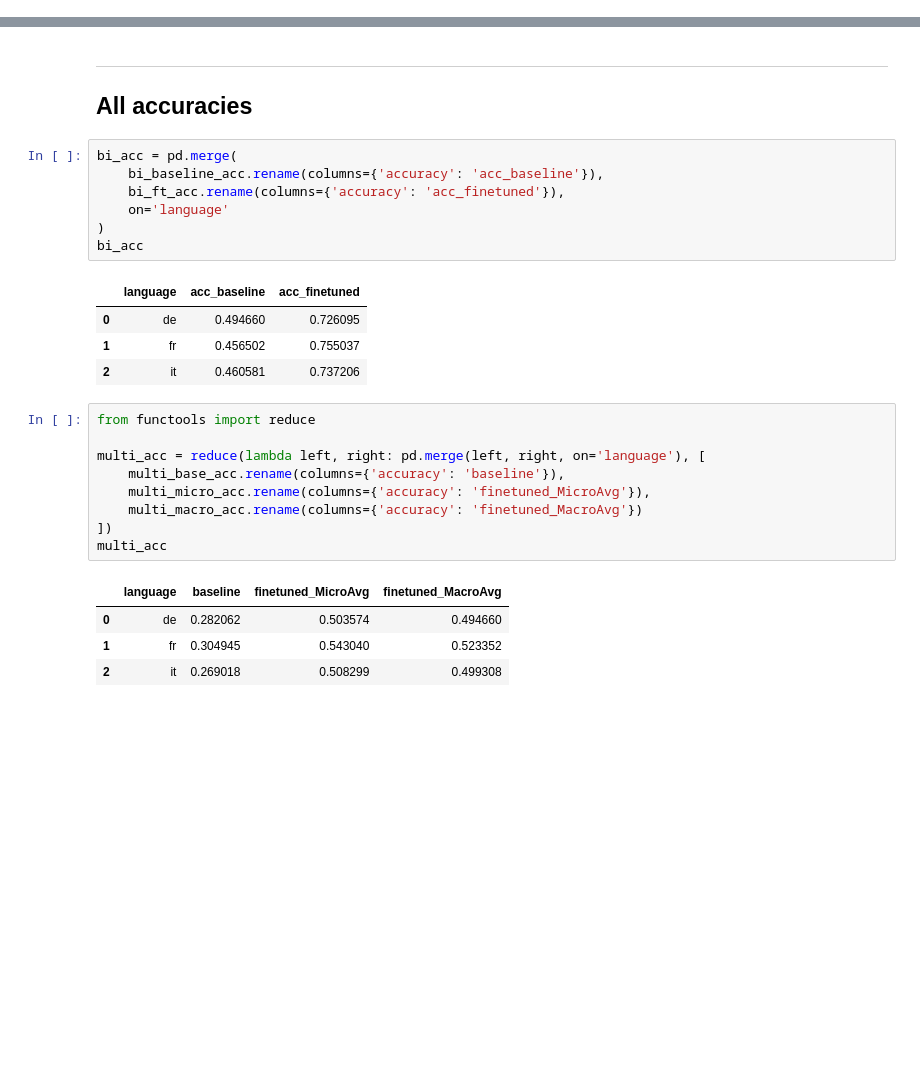
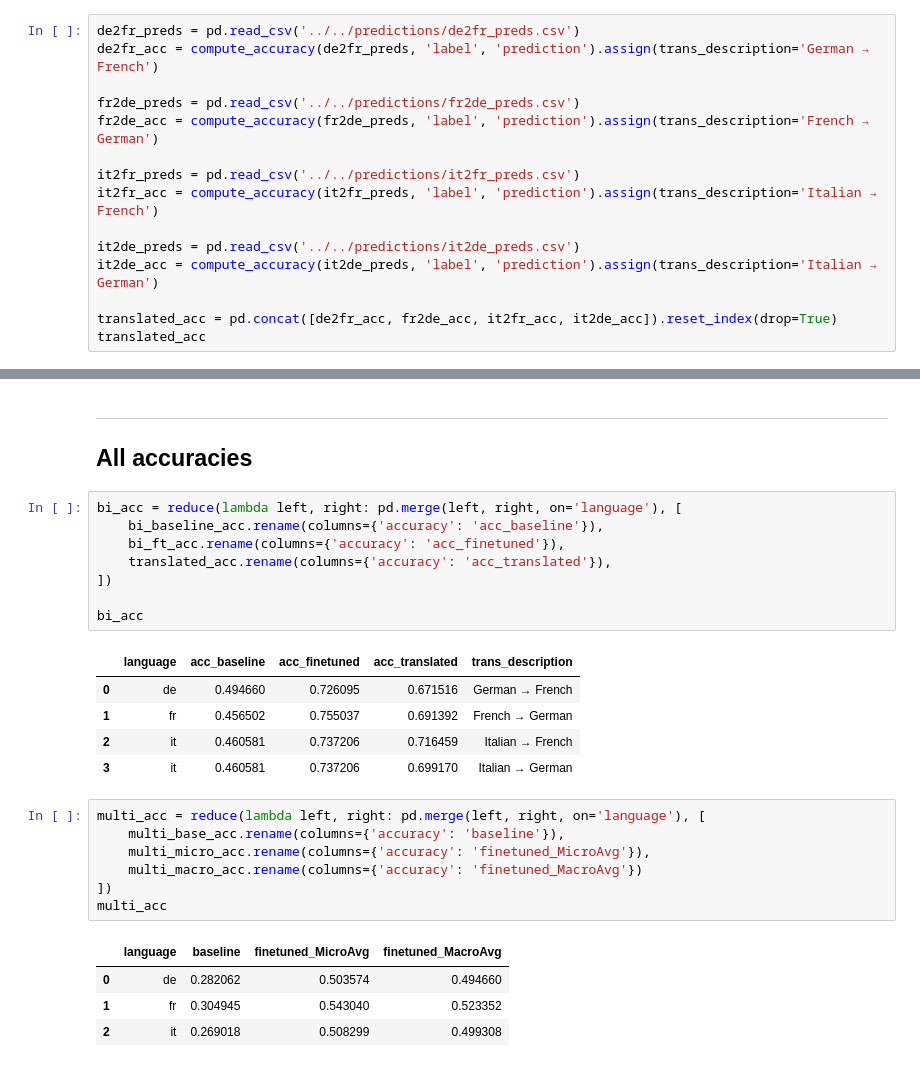
Before and after one commit to NazaninShafiabadi/StanceDetection, a Jupyter notebook: data/xstance/analysis.ipynb, the cells around one changed output, grey strips where cells are left out. Cells and saved outputs as stored; diff of their text form; blank space fills up the shorter version.

```diff
--- a/data/xstance/analysis.ipynb
+++ b/data/xstance/analysis.ipynb
@@ -137,0 +126,15 @@ plot(bi_test_preds_by_topics)
+# %%
+de2fr_preds = pd.read_csv('../../predictions/de2fr_preds.csv')
+de2fr_acc = compute_accuracy(de2fr_preds, 'label', 'prediction').assign(trans_description='German → French')
+
+fr2de_preds = pd.read_csv('../../predictions/fr2de_preds.csv')
+fr2de_acc = compute_accuracy(fr2de_preds, 'label', 'prediction').assign(trans_description='French → German')
+
+it2fr_preds = pd.read_csv('../../predictions/it2fr_preds.csv')
+it2fr_acc = compute_accuracy(it2fr_preds, 'label', 'prediction').assign(trans_description='Italian → French')
+
+it2de_preds = pd.read_csv('../../predictions/it2de_preds.csv')
+it2de_acc = compute_accuracy(it2de_preds, 'label', 'prediction').assign(trans_description='Italian → German')
+
+translated_acc = pd.concat([de2fr_acc, fr2de_acc, it2fr_acc, it2de_acc]).reset_index(drop=True)
+translated_acc
@@ -165,20 +188,20 @@ multi_macro_acc = compute_accuracy(multi_macro_preds, 'numerical_label', 'predic
 ---
 ## All accuracies
 # %%
-bi_acc = pd.merge(
+bi_acc = reduce(lambda left, right: pd.merge(left, right, on='language'), [
     bi_baseline_acc.rename(columns={'accuracy': 'acc_baseline'}),
     bi_ft_acc.rename(columns={'accuracy': 'acc_finetuned'}),
-    on='language'
-)
+    translated_acc.rename(columns={'accuracy': 'acc_translated'}),
+])
+
 bi_acc
 # %% [output]
-|  | language | acc_baseline | acc_finetuned |
-| 0 | de | 0.494660 | 0.726095 |
-| 1 | fr | 0.456502 | 0.755037 |
-| 2 | it | 0.460581 | 0.737206 |
+|  | language | acc_baseline | acc_finetuned | acc_translated | trans_description |
+| 0 | de | 0.494660 | 0.726095 | 0.671516 | German → French |
+| 1 | fr | 0.456502 | 0.755037 | 0.691392 | French → German |
+| 2 | it | 0.460581 | 0.737206 | 0.716459 | Italian → French |
+| 3 | it | 0.460581 | 0.737206 | 0.699170 | Italian → German |
 # %%
-from functools import reduce
-
 multi_acc = reduce(lambda left, right: pd.merge(left, right, on='language'), [
     multi_base_acc.rename(columns={'accuracy': 'baseline'}),
     multi_micro_acc.rename(columns={'accuracy': 'finetuned_MicroAvg'}),
```
Also changed, not shown: parts of 10 cells of this notebook, 11 other files.
